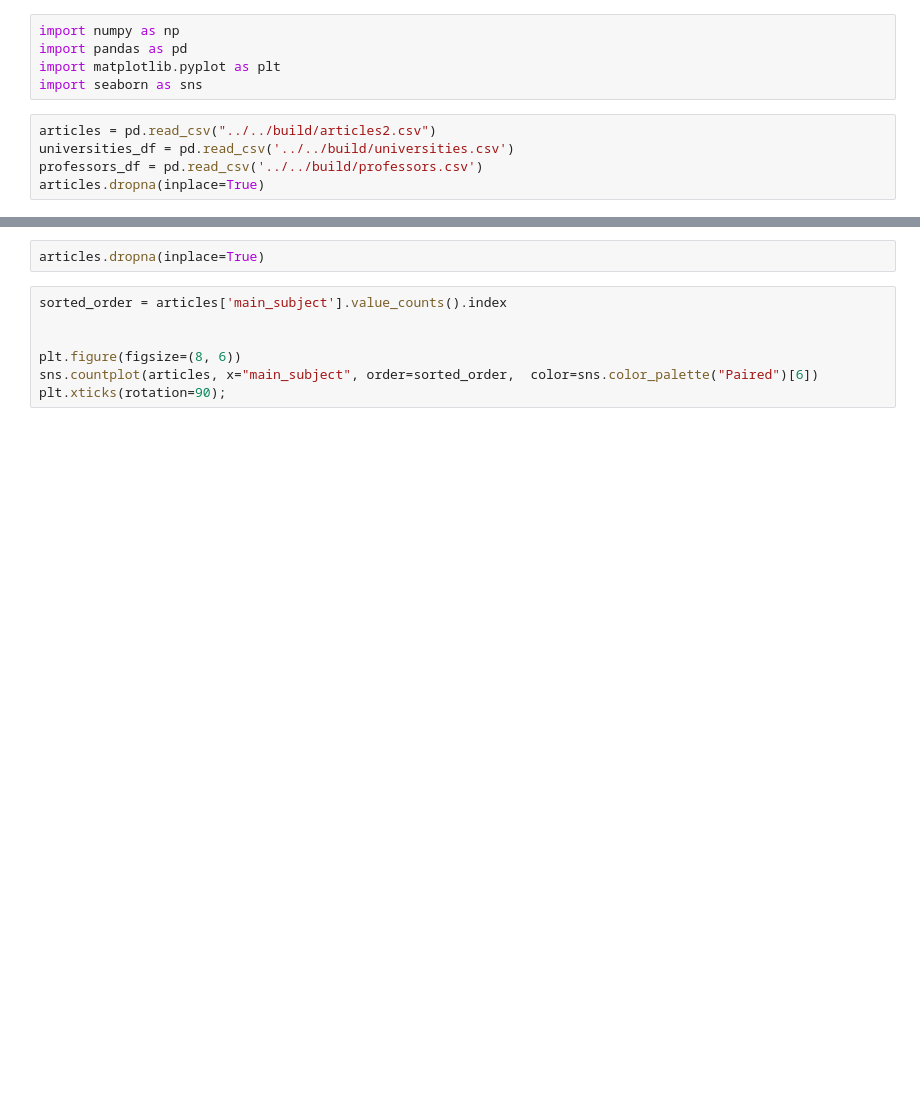
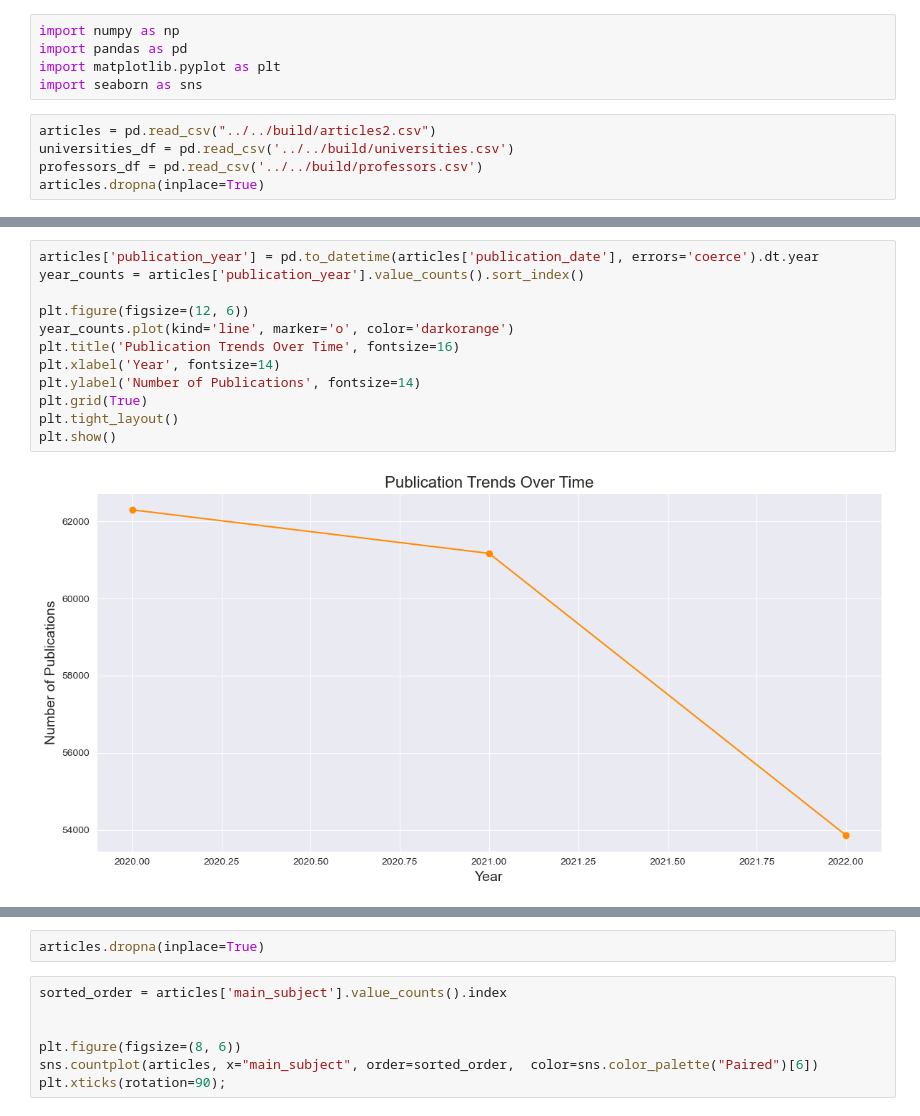
Before and after one commit to zahediparsa/Google-Scholar-Data-Mining, a Jupyter notebook: src/analysis.ipynb, the cells around one changed output, grey strips where cells are left out. Drawn from its saved outputs; the diff is of its cells as text; blank space fills up the shorter version.

```diff
--- a/src/analysis.ipynb
+++ b/src/analysis.ipynb
@@ -30,2 +86,16 @@ articles.llama_subjects = articles.llama_subjects.apply(ast.literal_eval)
+# %%
+articles['publication_year'] = pd.to_datetime(articles['publication_date'], errors='coerce').dt.year
+year_counts = articles['publication_year'].value_counts().sort_index()
+
+plt.figure(figsize=(12, 6))
+year_counts.plot(kind='line', marker='o', color='darkorange')
+plt.title('Publication Trends Over Time', fontsize=16)
+plt.xlabel('Year', fontsize=14)
+plt.ylabel('Number of Publications', fontsize=14)
+plt.grid(True)
+plt.tight_layout()
+plt.show()
+# %% [output]
+[figure, added]
 # %%
 candidate_labels = [
```
Also changed, not shown: parts of 36 cells of this notebook, 2 other files.
